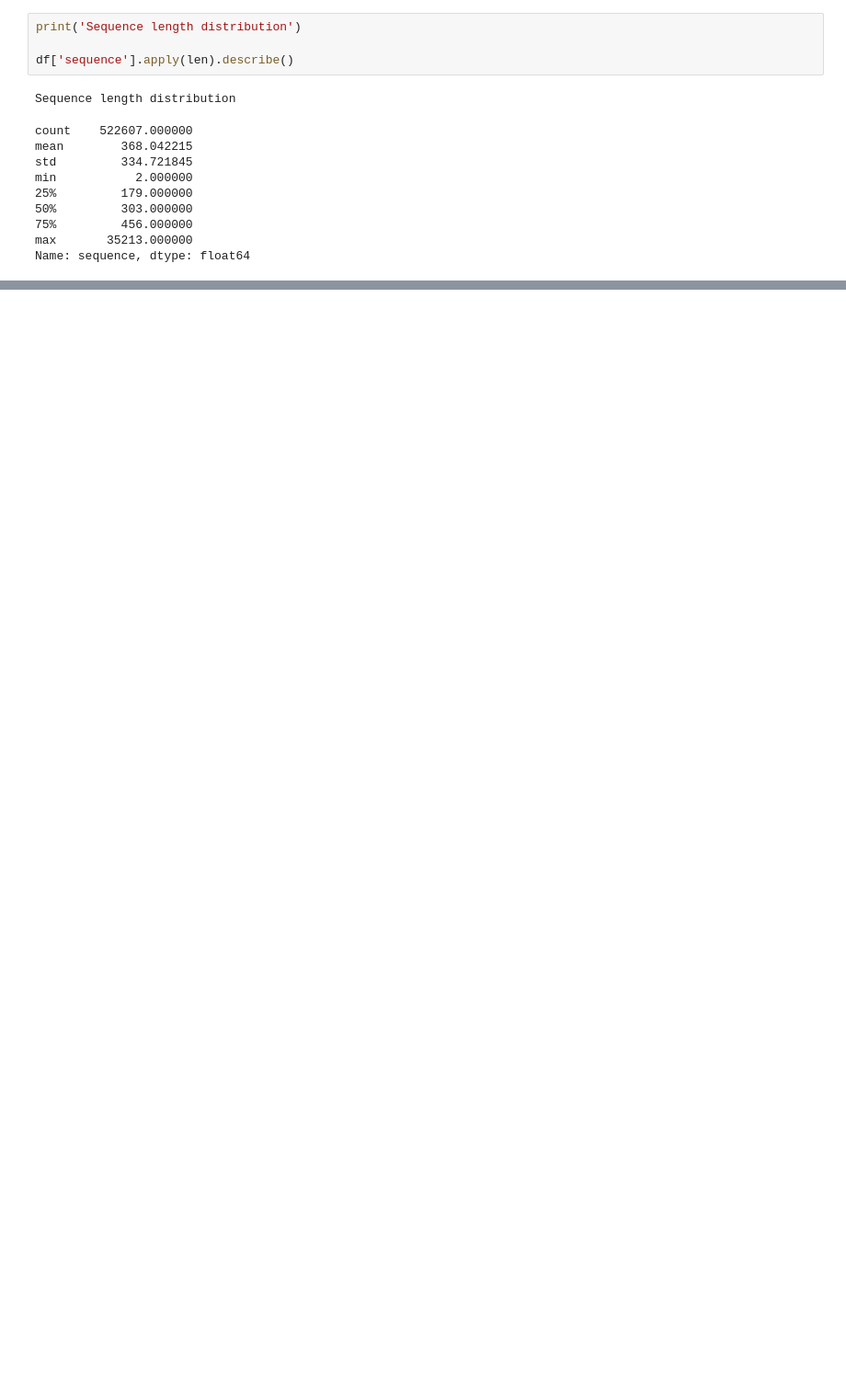
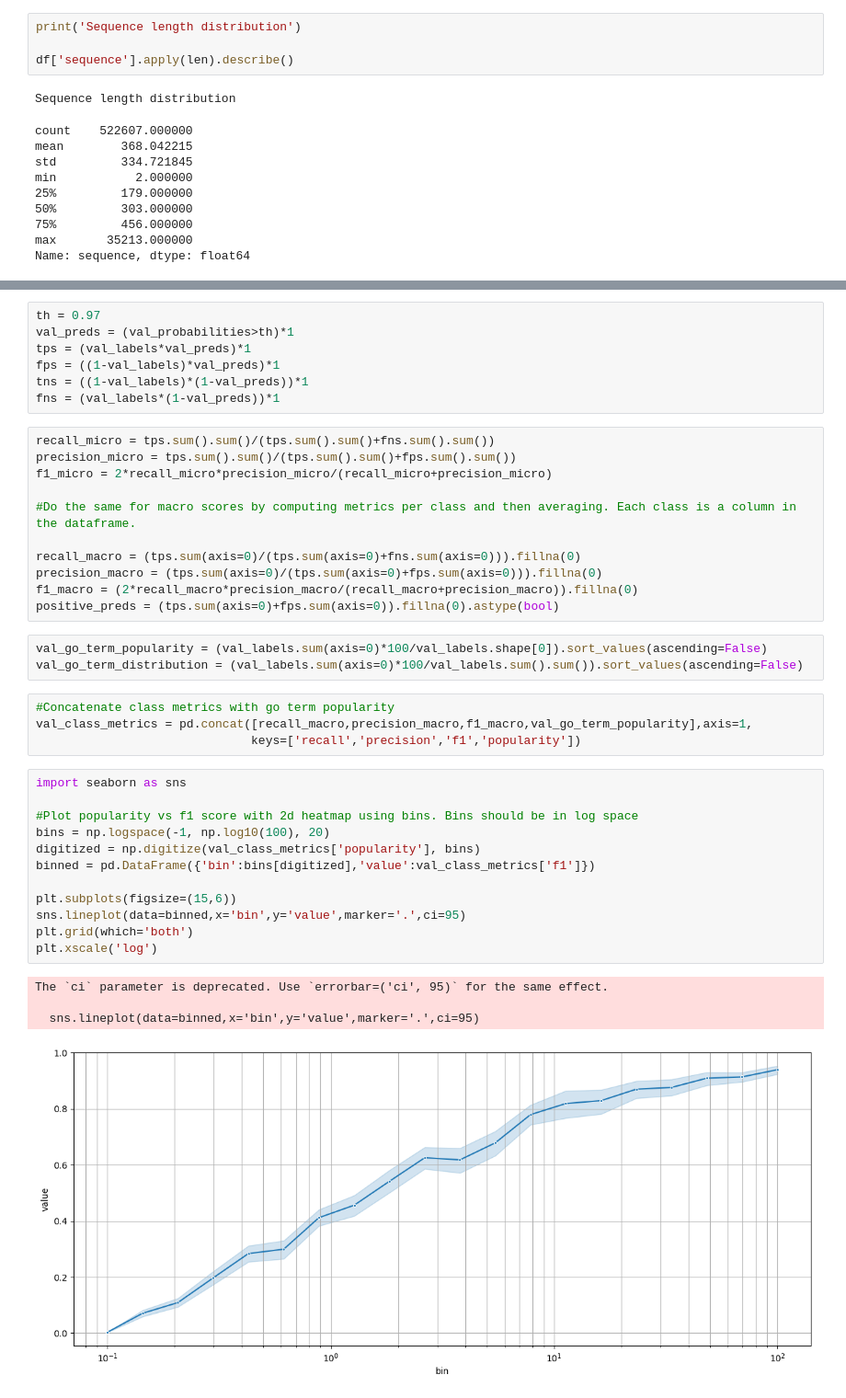
Before and after one commit to microsoft/protnote, a Jupyter notebook: notebooks/debugging.ipynb, the cells around one changed output, grey strips where cells are left out. Shown at 92% size. Drawn from its saved outputs; the diff is of its cells as text; blank space fills up the shorter version.

Commit message:
new losses, new metrics, bug fixes

```diff
--- a/notebooks/debugging.ipynb
+++ b/notebooks/debugging.ipynb
@@ -450,0 +139,42 @@ ProteInfer(
+# %%
+th = 0.97
+val_preds = (val_probabilities>th)*1
+tps = (val_labels*val_preds)*1
+fps = ((1-val_labels)*val_preds)*1
+tns = ((1-val_labels)*(1-val_preds))*1
+fns = (val_labels*(1-val_preds))*1
+# %%
+recall_micro = tps.sum().sum()/(tps.sum().sum()+fns.sum().sum())
+precision_micro = tps.sum().sum()/(tps.sum().sum()+fps.sum().sum())
+f1_micro = 2*recall_micro*precision_micro/(recall_micro+precision_micro)
+
+#Do the same for macro scores by computing metrics per class and then averaging. Each class is a column in the dataframe.
+
+recall_macro = (tps.sum(axis=0)/(tps.sum(axis=0)+fns.sum(axis=0))).fillna(0)
+precision_macro = (tps.sum(axis=0)/(tps.sum(axis=0)+fps.sum(axis=0))).fillna(0)
+f1_macro = (2*recall_macro*precision_macro/(recall_macro+precision_macro)).fillna(0)
+positive_preds = (tps.sum(axis=0)+fps.sum(axis=0)).fillna(0).astype(bool)
+# %%
+val_go_term_popularity = (val_labels.sum(axis=0)*100/val_labels.shape[0]).sort_values(ascending=False)
+val_go_term_distribution = (val_labels.sum(axis=0)*100/val_labels.sum().sum()).sort_values(ascending=False)
+# %%
+#Concatenate class metrics with go term popularity
+val_class_metrics = pd.concat([recall_macro,precision_macro,f1_macro,val_go_term_popularity],axis=1,
+                              keys=['recall','precision','f1','popularity'])
+# %%
+import seaborn as sns
+
+#Plot popularity vs f1 score with 2d heatmap using bins. Bins should be in log space
+bins = np.logspace(-1, np.log10(100), 20)
+digitized = np.digitize(val_class_metrics['popularity'], bins)
+binned = pd.DataFrame({'bin':bins[digitized],'value':val_class_metrics['f1']})
+
+plt.subplots(figsize=(15,6))
+sns.lineplot(data=binned,x='bin',y='value',marker='.',ci=95)
+plt.grid(which='both')
+plt.xscale('log')
+# %% [output]
+The `ci` parameter is deprecated. Use `errorbar=('ci', 95)` for the same effect.
+
+  sns.lineplot(data=binned,x='bin',y='value',marker='.',ci=95)
+[figure, added]
```
Also changed, not shown: parts of 47 cells of this notebook, 5 other files.
